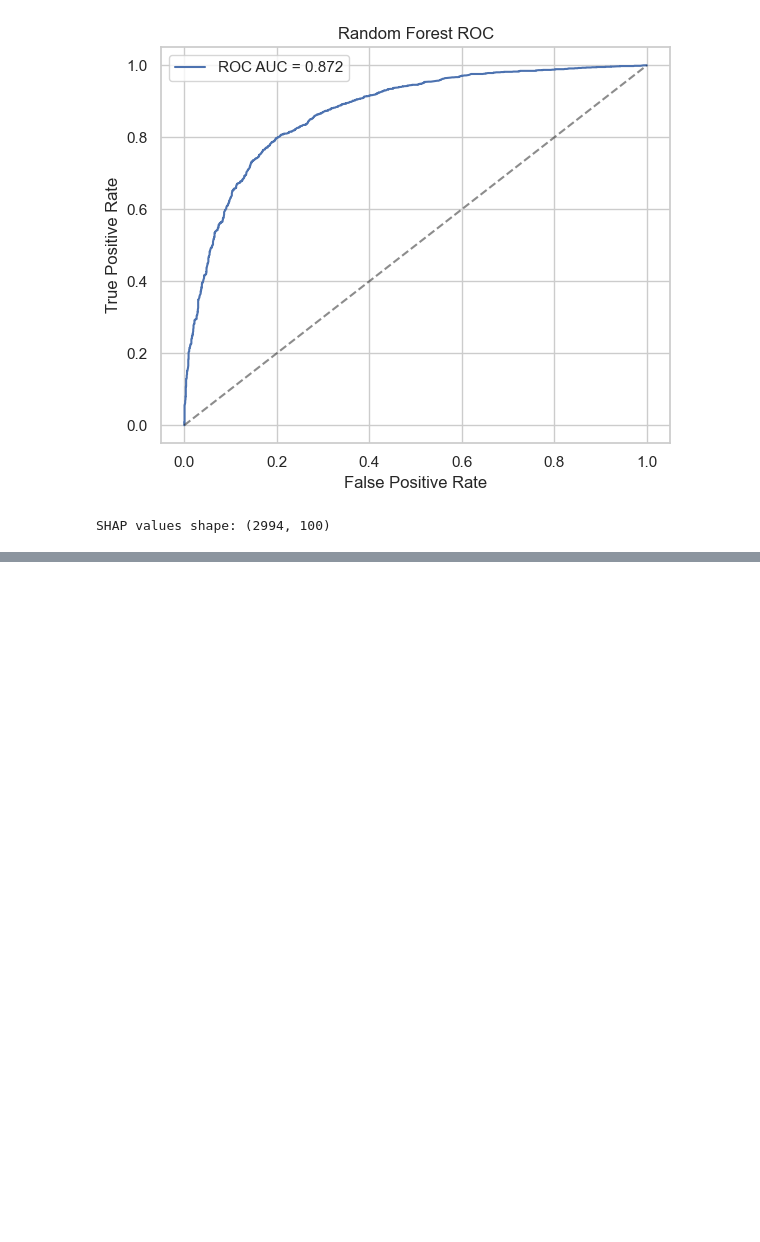
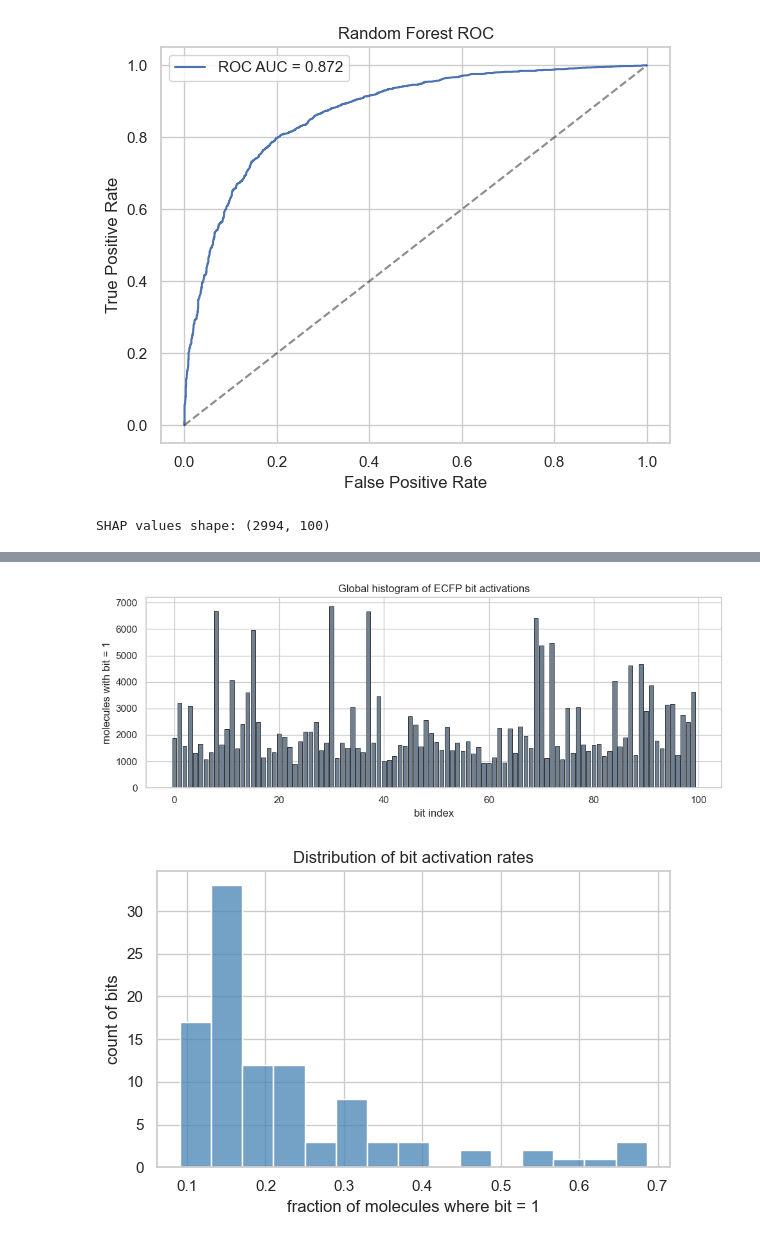
Before and after one commit to lopataa/qspr-qsar-explainability, a Jupyter notebook: qspr/shap.ipynb, the cells around one changed output, grey strips where cells are left out. Saved outputs shown, nothing was run; the diff lists cells and outputs as text; code cells hidden in the pictures; blank space fills up the shorter version.

```diff
--- a/qspr/shap.ipynb
+++ b/qspr/shap.ipynb
@@ -156,3 +186,24 @@ Passing `palette` without assigning `hue` is deprecated and will be removed in v
+# %%
+# Global histogram of fingerprint bit activations
+bit_counts = X.sum(axis=0)
+plt.figure(figsize=(10, 4))
+plt.bar(np.arange(N_BITS), bit_counts, color='slategray', edgecolor='black', linewidth=0.5)
+plt.xlabel('bit index')
+plt.ylabel('molecules with bit = 1')
+plt.title('Global histogram of ECFP bit activations')
+plt.tight_layout()
+plt.show()
+
+plt.figure(figsize=(6, 4))
+sns.histplot(X.mean(axis=0), bins=15, color='steelblue')
+plt.xlabel('fraction of molecules where bit = 1')
+plt.ylabel('count of bits')
+plt.title('Distribution of bit activation rates')
+plt.tight_layout()
+plt.show()
+# %% [output]
+[figure, added]
+[figure, added]
 # %%
 # Beeswarm plot for the top features
 # shap.summary_plot expects shape (samples, features)
```
Also changed, not shown: parts of 3 cells of this notebook, 5 other files.
